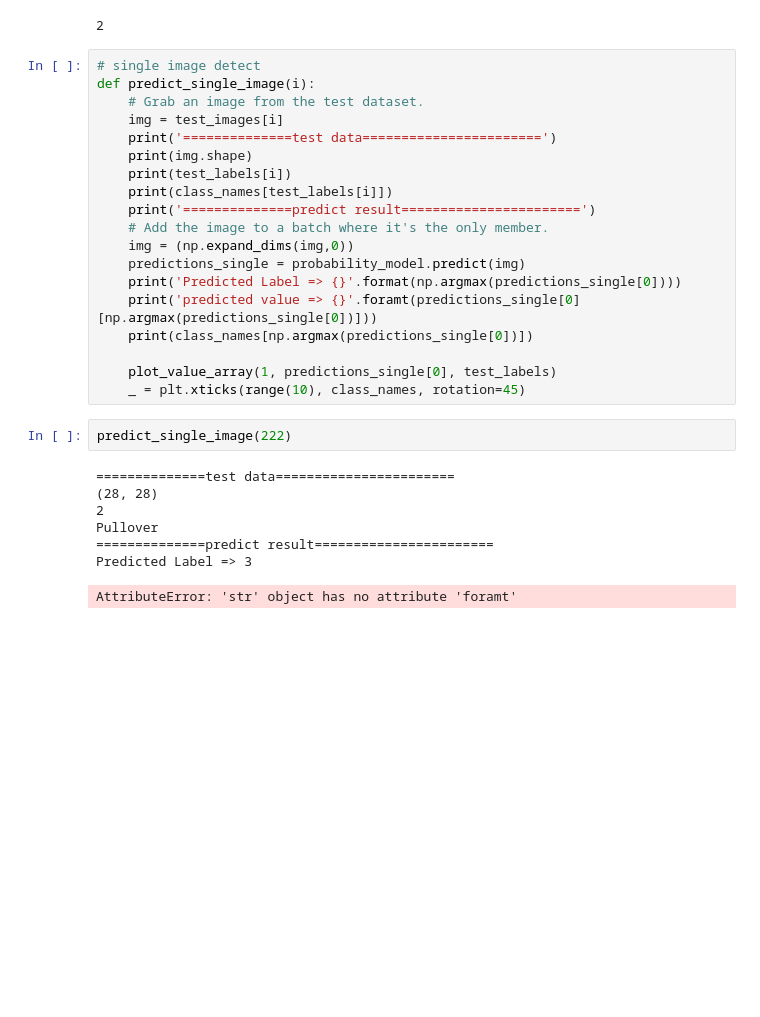
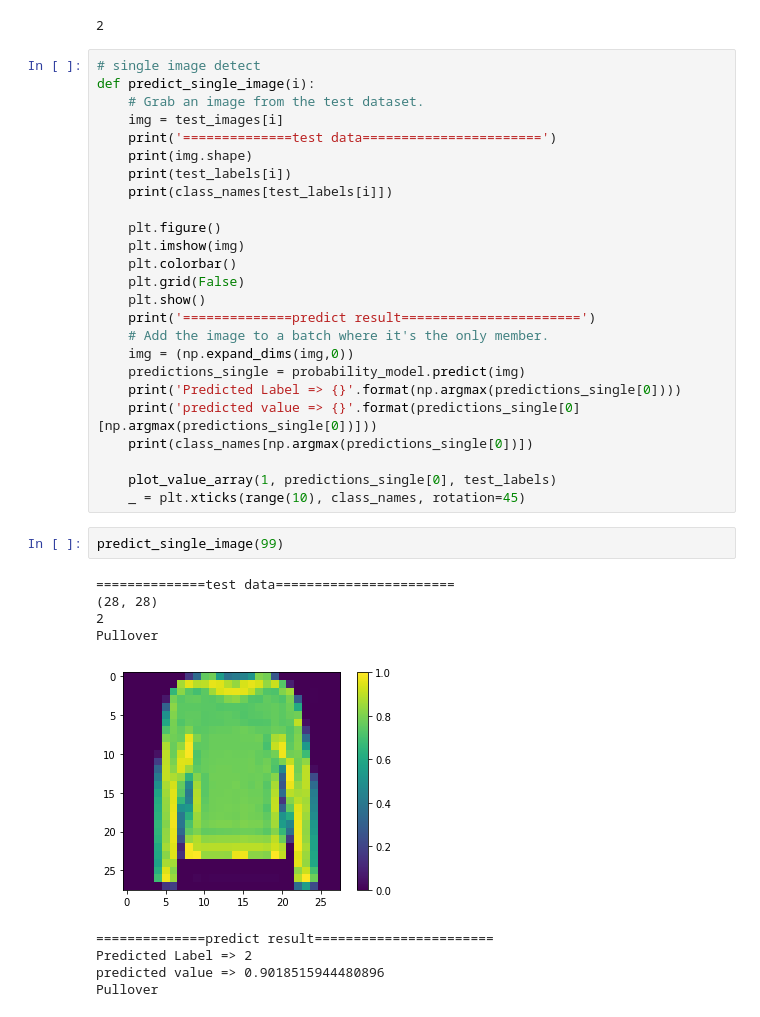
Before and after one commit to Benknightdark/nCoVCrawler, a Jupyter notebook: notebook/tensorflow yoyoy.ipynb, the cells around one changed output. Cells and saved outputs as stored; diff of their text form; blank space fills up the shorter version.

```diff
--- a/notebook/tensorflow yoyoy.ipynb
+++ b/notebook/tensorflow yoyoy.ipynb
@@ -358,23 +358,31 @@ def predict_single_image(i):
     print(img.shape)
     print(test_labels[i])
     print(class_names[test_labels[i]])
+
+    plt.figure()
+    plt.imshow(img)
+    plt.colorbar()
+    plt.grid(False)
+    plt.show()
     print('==============predict result=======================')
     # Add the image to a batch where it's the only member.
     img = (np.expand_dims(img,0))
     predictions_single = probability_model.predict(img)
     print('Predicted Label => {}'.format(np.argmax(predictions_single[0])))
-    print('predicted value => {}'.foramt(predictions_single[0][np.argmax(predictions_single[0])]))
+    print('predicted value => {}'.format(predictions_single[0][np.argmax(predictions_single[0])]))
     print(class_names[np.argmax(predictions_single[0])])
 
     plot_value_array(1, predictions_single[0], test_labels)
     _ = plt.xticks(range(10), class_names, rotation=45)
 # %%
-predict_single_image(222)
+predict_single_image(99)
 # %% [output]
 ==============test data=======================
 (28, 28)
 2
 Pullover
-==============predict result=======================
-Predicted Label => 3
+[figure, added]
-AttributeError: 'str' object has no attribute 'foramt'
+==============predict result=======================
+Predicted Label => 2
+predicted value => 0.9018515944480896
+Pullover
```
Also changed, not shown: parts of 1 cell of this notebook.
